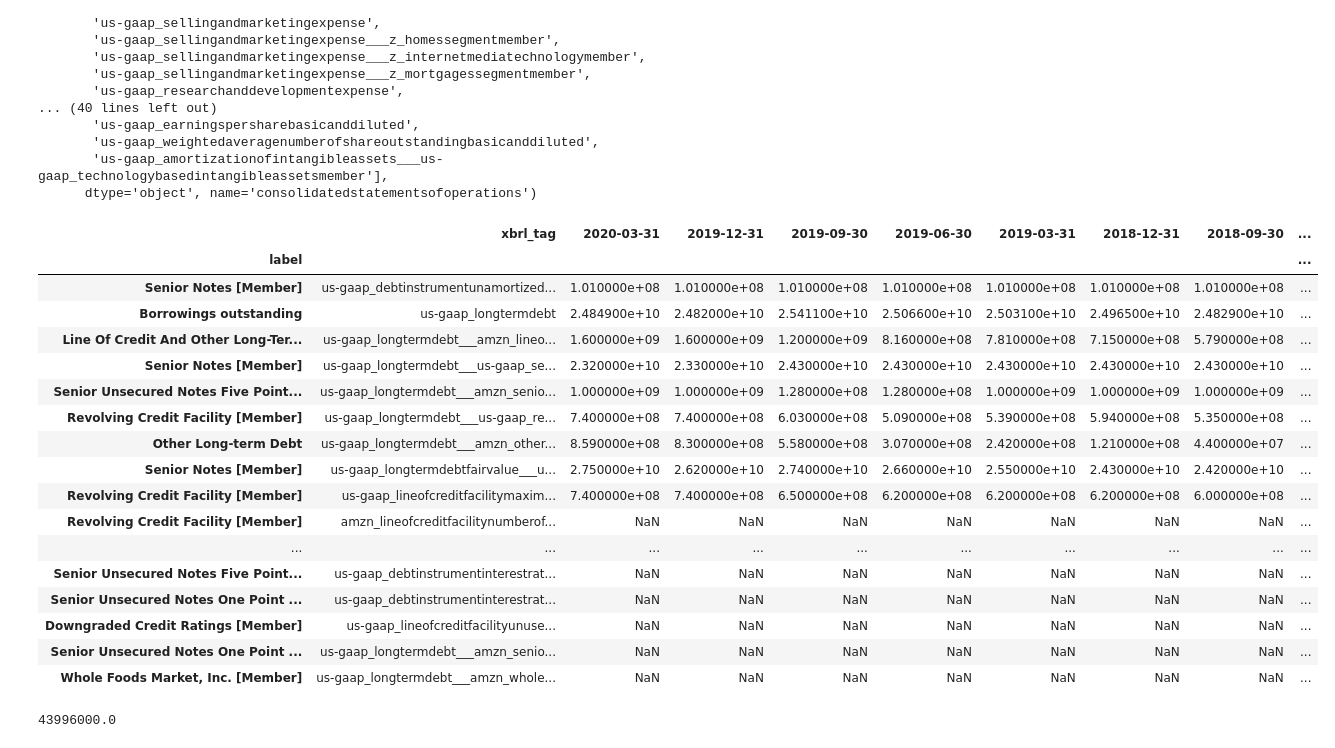
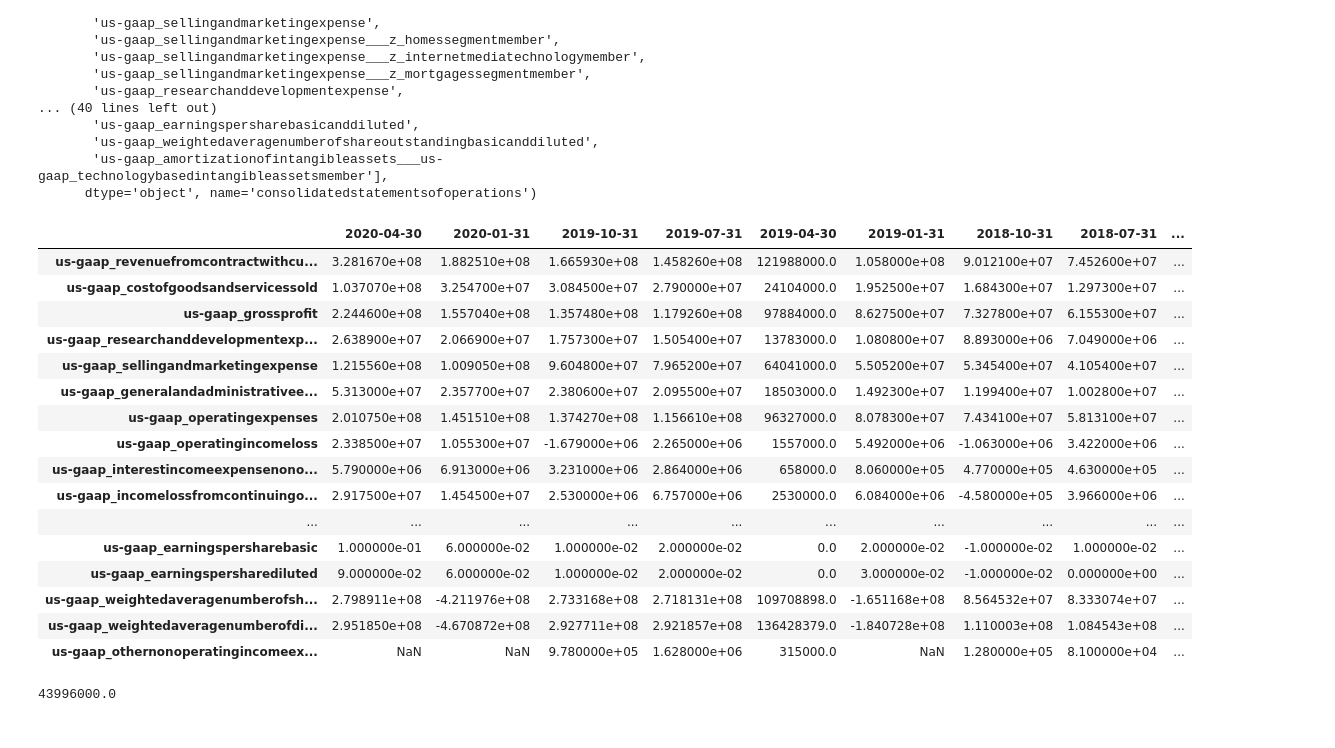
Before and after one commit to antgoldbloom/XBRL_Parser, a Jupyter notebook: view_csvs.ipynb, the cells around one changed output. Saved outputs shown, nothing was run; the diff lists cells and outputs as text; code cells hidden in the pictures.

```diff
--- a/view_csvs.ipynb
+++ b/view_csvs.ipynb
@@ -44,27 +44,26 @@ Index(['us-gaap_revenuefromcontractwithcustomerexcludingassessedtax',
 # %%
 df = pd.read_csv('../data/timeseries/ZG/Statement/Condensed Consolidated Statements of Operations.csv',index_col=[0])
 # %%
-df = pd.read_csv('../data/timeseries/AMZN/Disclosure/Debt - Additional Information Details.csv',index_col=[0])
+df = pd.read_csv('../data/timeseries/ZM/Statement/CONDENSED CONSOLIDATED STATEMENTS OF OPERATIONS.csv',index_col=[0])
 df
 # %% [output]
-|  | xbrl_tag | 2020-03-31 | 2019-12-31 | 2019-09-30 | 2019-06-30 | 2019-03-31 | 2018-12-31 | 2018-09-30 | ... |
-| label |  |  |  |  |  |  |  |  | ... |
-| Senior Notes [Member] | us-gaap_debtinstrumentunamortized... | 1.010000e+08 | 1.010000e+08 | 1.010000e+08 | 1.010000e+08 | 1.010000e+08 | 1.010000e+08 | 1.010000e+08 | ... |
-| Borrowings outstanding | us-gaap_longtermdebt | 2.484900e+10 | 2.482000e+10 | 2.541100e+10 | 2.506600e+10 | 2.503100e+10 | 2.496500e+10 | 2.482900e+10 | ... |
-| Line Of Credit And Other Long-Ter... | us-gaap_longtermdebt___amzn_lineo... | 1.600000e+09 | 1.600000e+09 | 1.200000e+09 | 8.160000e+08 | 7.810000e+08 | 7.150000e+08 | 5.790000e+08 | ... |
-| Senior Notes [Member] | us-gaap_longtermdebt___us-gaap_se... | 2.320000e+10 | 2.330000e+10 | 2.430000e+10 | 2.430000e+10 | 2.430000e+10 | 2.430000e+10 | 2.430000e+10 | ... |
-| Senior Unsecured Notes Five Point... | us-gaap_longtermdebt___amzn_senio... | 1.000000e+09 | 1.000000e+09 | 1.280000e+08 | 1.280000e+08 | 1.000000e+09 | 1.000000e+09 | 1.000000e+09 | ... |
-| Revolving Credit Facility [Member] | us-gaap_longtermdebt___us-gaap_re... | 7.400000e+08 | 7.400000e+08 | 6.030000e+08 | 5.090000e+08 | 5.390000e+08 | 5.940000e+08 | 5.350000e+08 | ... |
-| Other Long-term Debt | us-gaap_longtermdebt___amzn_other... | 8.590000e+08 | 8.300000e+08 | 5.580000e+08 | 3.070000e+08 | 2.420000e+08 | 1.210000e+08 | 4.400000e+07 | ... |
-| Senior Notes [Member] | us-gaap_longtermdebtfairvalue___u... | 2.750000e+10 | 2.620000e+10 | 2.740000e+10 | 2.660000e+10 | 2.550000e+10 | 2.430000e+10 | 2.420000e+10 | ... |
-| Revolving Credit Facility [Member] | us-gaap_lineofcreditfacilitymaxim... | 7.400000e+08 | 7.400000e+08 | 6.500000e+08 | 6.200000e+08 | 6.200000e+08 | 6.200000e+08 | 6.000000e+08 | ... |
-| Revolving Credit Facility [Member] | amzn_lineofcreditfacilitynumberof... | NaN | NaN | NaN | NaN | NaN | NaN | NaN | ... |
+|  | 2020-04-30 | 2020-01-31 | 2019-10-31 | 2019-07-31 | 2019-04-30 | 2019-01-31 | 2018-10-31 | 2018-07-31 | ... |
+| us-gaap_revenuefromcontractwithcu... | 3.281670e+08 | 1.882510e+08 | 1.665930e+08 | 1.458260e+08 | 121988000.0 | 1.058000e+08 | 9.012100e+07 | 7.452600e+07 | ... |
+| us-gaap_costofgoodsandservicessold | 1.037070e+08 | 3.254700e+07 | 3.084500e+07 | 2.790000e+07 | 24104000.0 | 1.952500e+07 | 1.684300e+07 | 1.297300e+07 | ... |
+| us-gaap_grossprofit | 2.244600e+08 | 1.557040e+08 | 1.357480e+08 | 1.179260e+08 | 97884000.0 | 8.627500e+07 | 7.327800e+07 | 6.155300e+07 | ... |
+| us-gaap_researchanddevelopmentexp... | 2.638900e+07 | 2.066900e+07 | 1.757300e+07 | 1.505400e+07 | 13783000.0 | 1.080800e+07 | 8.893000e+06 | 7.049000e+06 | ... |
+| us-gaap_sellingandmarketingexpense | 1.215560e+08 | 1.009050e+08 | 9.604800e+07 | 7.965200e+07 | 64041000.0 | 5.505200e+07 | 5.345400e+07 | 4.105400e+07 | ... |
+| us-gaap_generalandadministrativee... | 5.313000e+07 | 2.357700e+07 | 2.380600e+07 | 2.095500e+07 | 18503000.0 | 1.492300e+07 | 1.199400e+07 | 1.002800e+07 | ... |
+| us-gaap_operatingexpenses | 2.010750e+08 | 1.451510e+08 | 1.374270e+08 | 1.156610e+08 | 96327000.0 | 8.078300e+07 | 7.434100e+07 | 5.813100e+07 | ... |
+| us-gaap_operatingincomeloss | 2.338500e+07 | 1.055300e+07 | -1.679000e+06 | 2.265000e+06 | 1557000.0 | 5.492000e+06 | -1.063000e+06 | 3.422000e+06 | ... |
+| us-gaap_interestincomeexpensenono... | 5.790000e+06 | 6.913000e+06 | 3.231000e+06 | 2.864000e+06 | 658000.0 | 8.060000e+05 | 4.770000e+05 | 4.630000e+05 | ... |
+| us-gaap_incomelossfromcontinuingo... | 2.917500e+07 | 1.454500e+07 | 2.530000e+06 | 6.757000e+06 | 2530000.0 | 6.084000e+06 | -4.580000e+05 | 3.966000e+06 | ... |
 | ... | ... | ... | ... | ... | ... | ... | ... | ... | ... |
-| Senior Unsecured Notes Five Point... | us-gaap_debtinstrumentinterestrat... | NaN | NaN | NaN | NaN | NaN | NaN | NaN | ... |
-| Senior Unsecured Notes One Point ... | us-gaap_debtinstrumentinterestrat... | NaN | NaN | NaN | NaN | NaN | NaN | NaN | ... |
-| Downgraded Credit Ratings [Member] | us-gaap_lineofcreditfacilityunuse... | NaN | NaN | NaN | NaN | NaN | NaN | NaN | ... |
-| Senior Unsecured Notes One Point ... | us-gaap_longtermdebt___amzn_senio... | NaN | NaN | NaN | NaN | NaN | NaN | NaN | ... |
-| Whole Foods Market, Inc. [Member] | us-gaap_longtermdebt___amzn_whole... | NaN | NaN | NaN | NaN | NaN | NaN | NaN | ... |
+| us-gaap_earningspersharebasic | 1.000000e-01 | 6.000000e-02 | 1.000000e-02 | 2.000000e-02 | 0.0 | 2.000000e-02 | -1.000000e-02 | 1.000000e-02 | ... |
+| us-gaap_earningspersharediluted | 9.000000e-02 | 6.000000e-02 | 1.000000e-02 | 2.000000e-02 | 0.0 | 3.000000e-02 | -1.000000e-02 | 0.000000e+00 | ... |
+| us-gaap_weightedaveragenumberofsh... | 2.798911e+08 | -4.211976e+08 | 2.733168e+08 | 2.718131e+08 | 109708898.0 | -1.651168e+08 | 8.564532e+07 | 8.333074e+07 | ... |
+| us-gaap_weightedaveragenumberofdi... | 2.951850e+08 | -4.670872e+08 | 2.927711e+08 | 2.921857e+08 | 136428379.0 | -1.840728e+08 | 1.110003e+08 | 1.084543e+08 | ... |
+| us-gaap_othernonoperatingincomeex... | NaN | NaN | 9.780000e+05 | 1.628000e+06 | 315000.0 | NaN | 1.280000e+05 | 8.100000e+04 | ... |
 # %%
 1.712690e+08-127273000.0
 # %% [output]
```
Also changed, not shown: 1 other file.
